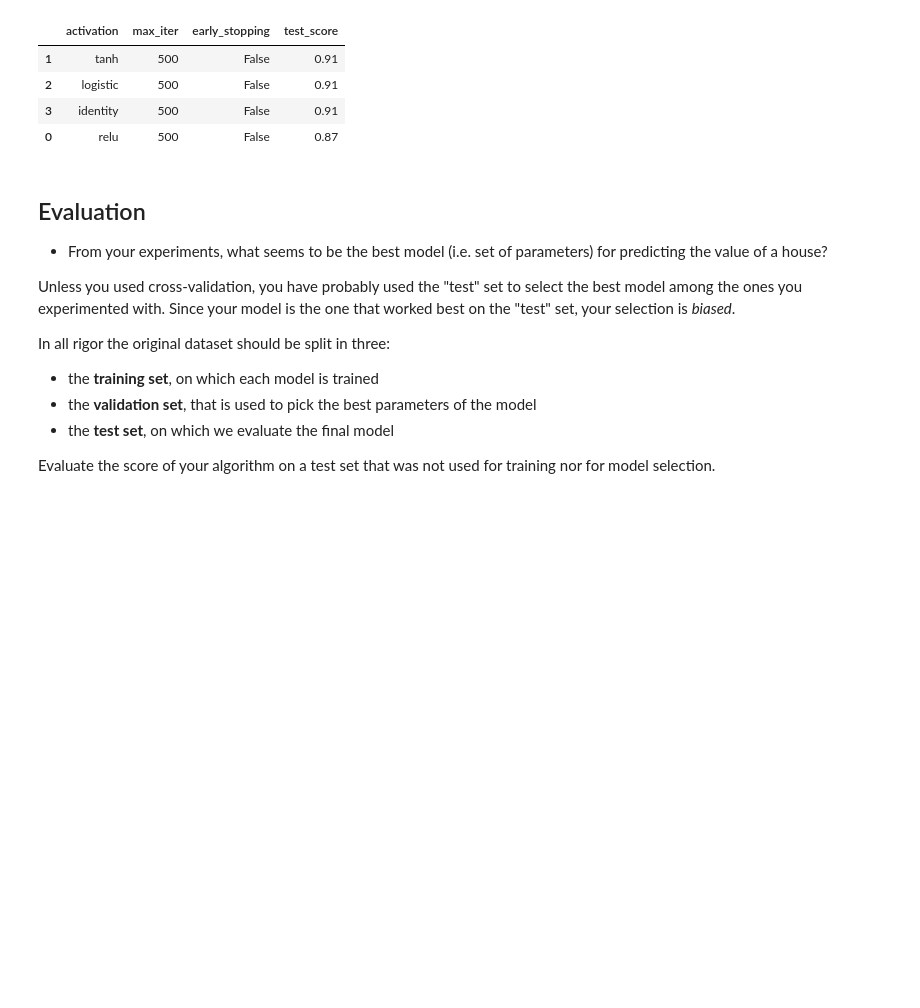
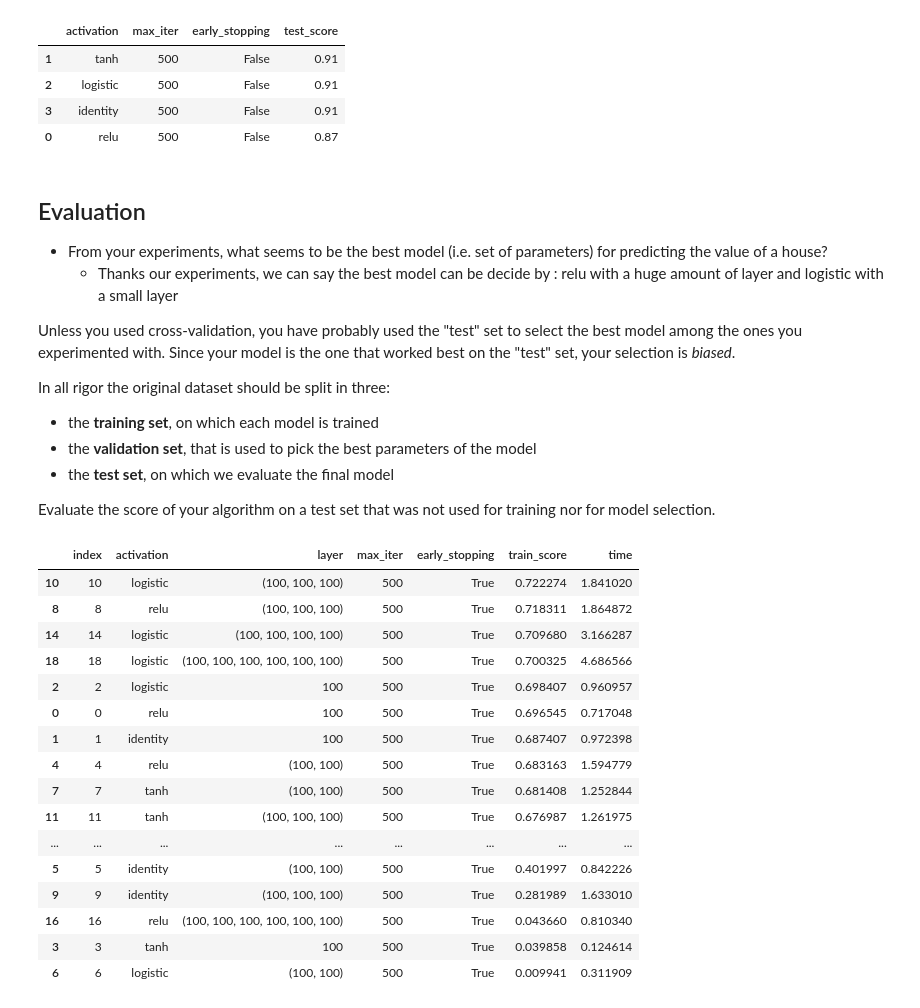
Before and after one commit to sediramalik/Machine_Learning, a Jupyter notebook: TP-3/mlp.ipynb, the cells around one changed output. Saved outputs shown, nothing was run; the diff lists cells and outputs as text; code cells hidden in the pictures; blank space fills up the shorter version.

```diff
--- a/TP-3/mlp.ipynb
+++ b/TP-3/mlp.ipynb
@@ -237,6 +244,7 @@ table
 ## Evaluation
 
 - From your experiments, what seems to be the best model (i.e. set of parameters) for predicting the value of a house?
+    - Thanks our experiments, we can say the best model can be decide by : relu with a huge amount of layer and logistic with a small layer
 
 Unless you used cross-validation, you have probably used the "test" set to select the best model among the ones you experimented with.
 Since your model is the one that worked best on the "test" set, your selection is *biased*.
@@ -249,3 +257,61 @@ In all rigor the original dataset should be split in three:
 
 
 Evaluate the score of your algorithm on a test set that was not used for training nor for model selection.
+# %%
+# the **training set**, on which each model is trained
+# the **validation set**, that is used to pick the best parameters of the model
+# the **test set**, on which we evaluate the final model
+
+import time
+from sklearn import metrics
+from time import gmtime, strftime
+
+x_train, x_test, y_train, y_test = train_test_split(X, Y,random_state=10, test_size = 0.25)
+x_train, x_validation, y_train, y_validation = train_test_split(x_train, y_train,random_state=10, test_size = 0.45)
+
+data =[]
+
+nbr_layer =[(100),(100,100),(100,100,100),(100,100,100,100),(100,100,100,100,100,100)]
+stop = True
+maxIter = 500
+active = ["relu","identity","logistic","tanh"]
+learnRate = 0.001
+
+index = 0
+
+for layer in nbr_layer:
+    for actv in active:
+        temps= time.time()
+        x_train, x_test, y_train, y_test = train_test_split(X, Y,random_state=10, test_size = 0.25)
+        x_train, x_validation, y_train, y_validation = train_test_split(x_train, y_train,random_state=10, test_size = 0.15)
+
+        mlp = MLPRegressor(learning_rate_init = learnRate,activation =actv,early_stopping=stop,max_iter=maxIter,random_state=5, alpha = 3e-7, hidden_layer_sizes= layer)# define the model, with default params
+        mlp.fit(x_train, y_train) # train the ML
+        temps = time.time() - temps
+
+        data.append({'index':index,'activation':actv,'layer':layer,'max_iter':maxIter,'early_stopping':stop,'train_score':mlp.score(x_train, y_train),'time':temps})
+        index+=1
+
+
+table = pd.DataFrame.from_dict(data)
+table = table.replace(np.nan, '-')
+table = table.sort_values(by='train_score', ascending=False)
+table
+# %% [output]
+|  | index | activation | layer | max_iter | early_stopping | train_score | time |
+| 10 | 10 | logistic | (100, 100, 100) | 500 | True | 0.722274 | 1.841020 |
+| 8 | 8 | relu | (100, 100, 100) | 500 | True | 0.718311 | 1.864872 |
+| 14 | 14 | logistic | (100, 100, 100, 100) | 500 | True | 0.709680 | 3.166287 |
+| 18 | 18 | logistic | (100, 100, 100, 100, 100, 100) | 500 | True | 0.700325 | 4.686566 |
+| 2 | 2 | logistic | 100 | 500 | True | 0.698407 | 0.960957 |
+| 0 | 0 | relu | 100 | 500 | True | 0.696545 | 0.717048 |
+| 1 | 1 | identity | 100 | 500 | True | 0.687407 | 0.972398 |
+| 4 | 4 | relu | (100, 100) | 500 | True | 0.683163 | 1.594779 |
+| 7 | 7 | tanh | (100, 100) | 500 | True | 0.681408 | 1.252844 |
+| 11 | 11 | tanh | (100, 100, 100) | 500 | True | 0.676987 | 1.261975 |
+| ... | ... | ... | ... | ... | ... | ... | ... |
+| 5 | 5 | identity | (100, 100) | 500 | True | 0.401997 | 0.842226 |
+| 9 | 9 | identity | (100, 100, 100) | 500 | True | 0.281989 | 1.633010 |
+| 16 | 16 | relu | (100, 100, 100, 100, 100, 100) | 500 | True | 0.043660 | 0.810340 |
+| 3 | 3 | tanh | 100 | 500 | True | 0.039858 | 0.124614 |
+| 6 | 6 | logistic | (100, 100) | 500 | True | 0.009941 | 0.311909 |
```
Also changed, not shown: parts of 6 cells of this notebook, 1 other file.
